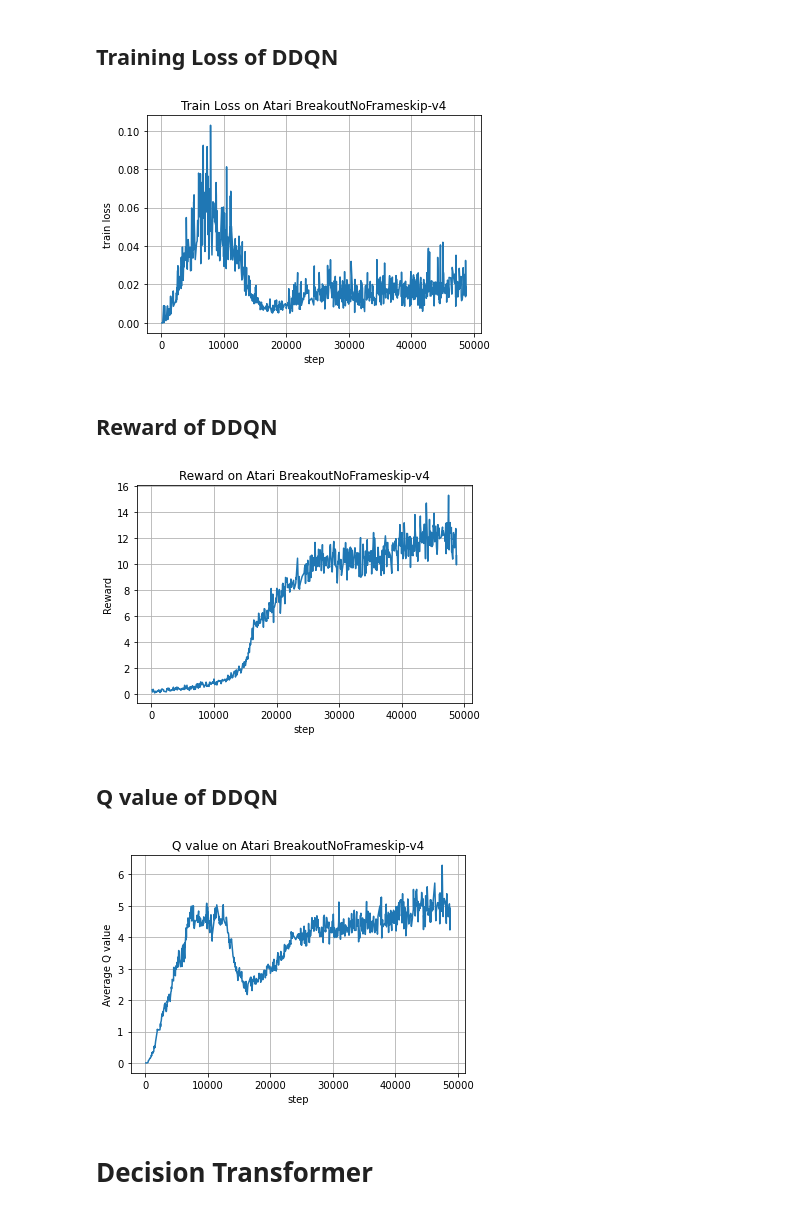
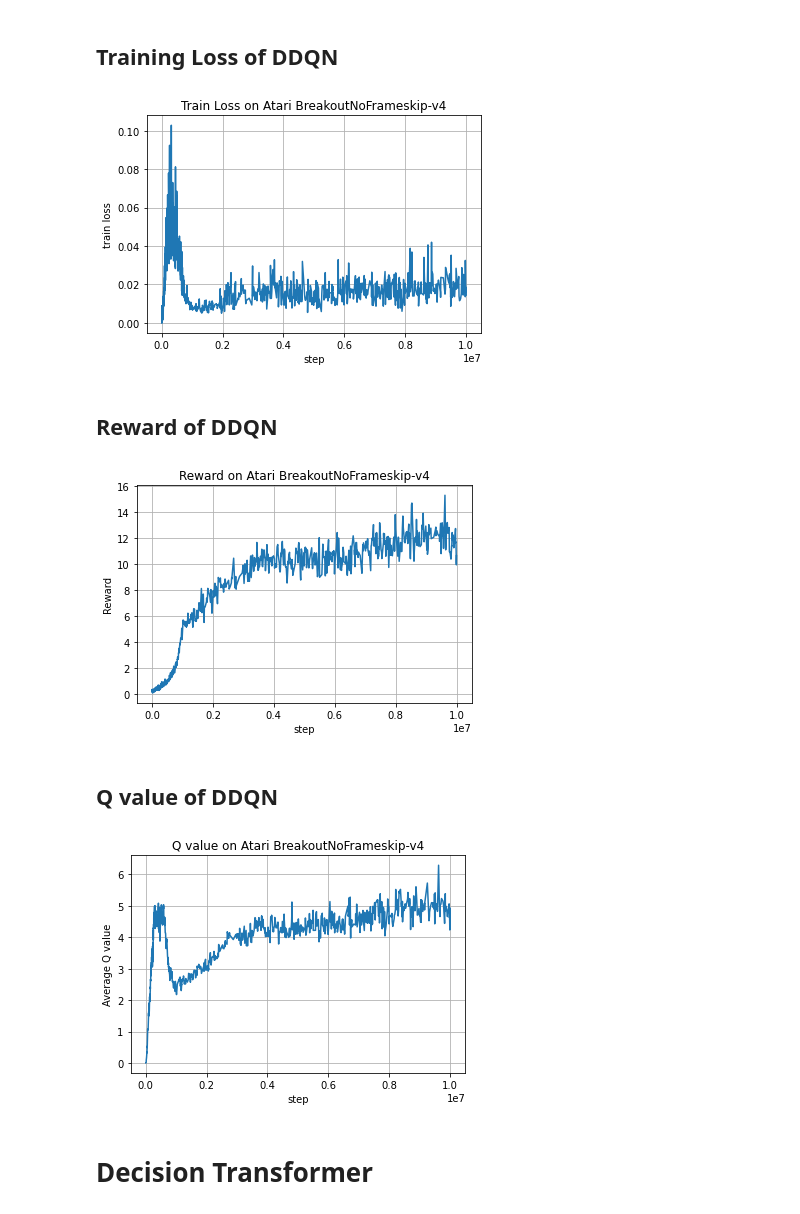
Before and after one commit to LNdoremi/CS5446-Project, a Jupyter notebook: cs5446.ipynb, the cells around one changed output. Drawn from its saved outputs; the diff is of its cells as text; code cells hidden in the pictures.

Commit message:
plot

```diff
--- a/cs5446.ipynb
+++ b/cs5446.ipynb
@@ -10,6 +10,7 @@ ddq_test_score = pd.read_csv('./ddq_results/run-20220402_153741_BreakoutNoFrames
 ddq_loss = pd.read_csv('./ddq_results/run-20220402_153741_BreakoutNoFrameskip-v4_summary-tag-Loss.csv')
 ddq_q = pd.read_csv('./ddq_results/run-20220402_153741_BreakoutNoFrameskip-v4_summary-tag-Average Q.csv')
 ddq_reward = pd.read_csv('./ddq_results/run-20220402_153741_BreakoutNoFrameskip-v4_summary-tag-Latest 100 avg reward (clipped).csv')
+ddq_frames = pd.read_csv('./ddq_results/run-20220402_153741_BreakoutNoFrameskip-v4_summary-tag-Total Frames.csv')
 # %% [markdown]
 ## Test Score of DDQN
 # %%
@@ -32,25 +33,25 @@ plt.show()
 ## Training Loss of DDQN
 # %%
 # Data for plotting
-t = ddq_loss.Step
+t = ddq_frames.Value
 s = ddq_loss.Value
 
 fig, ax = plt.subplots()
 ax.plot(t, s)
 
 ax.set(xlabel='step', ylabel='train loss',
        title='Train Loss on Atari BreakoutNoFrameskip-v4')
 ax.grid()
 
 fig.savefig("test.png")
 plt.show()
 # %% [output]
-[figure, old version]
+[figure, new version]
 # %% [markdown]
 ## Reward of DDQN
 # %%
 # Data for plotting
-t = ddq_reward.Step
+t = ddq_frames.Value
 s = ddq_reward.Value
 
 fig, ax = plt.subplots()
@@ -63,12 +64,12 @@ ax.grid()
 fig.savefig("test.png")
 plt.show()
 # %% [output]
-[figure, old version]
+[figure, new version]
 # %% [markdown]
 ## Q value of DDQN
 # %%
 # Data for plotting
-t = ddq_q.Step
+t = ddq_frames.Value
 s = ddq_q.Value
 
 fig, ax = plt.subplots()
@@ -81,7 +82,7 @@ ax.grid()
 fig.savefig("test.png")
 plt.show()
 # %% [output]
-[figure, old version]
+[figure, new version]
 # %% [markdown]
 # Decision Transformer
 # %%
```
Also changed, not shown: parts of 4 cells of this notebook, 7 other files.
